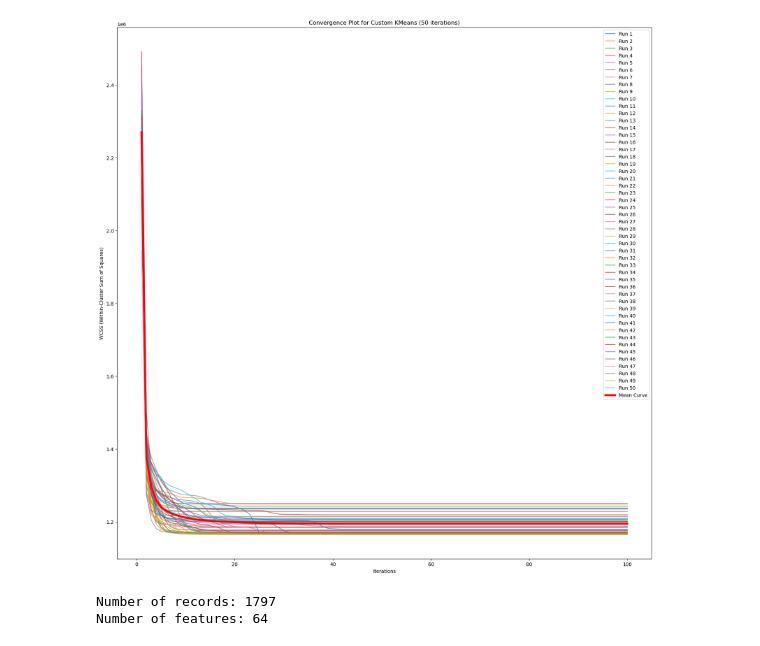
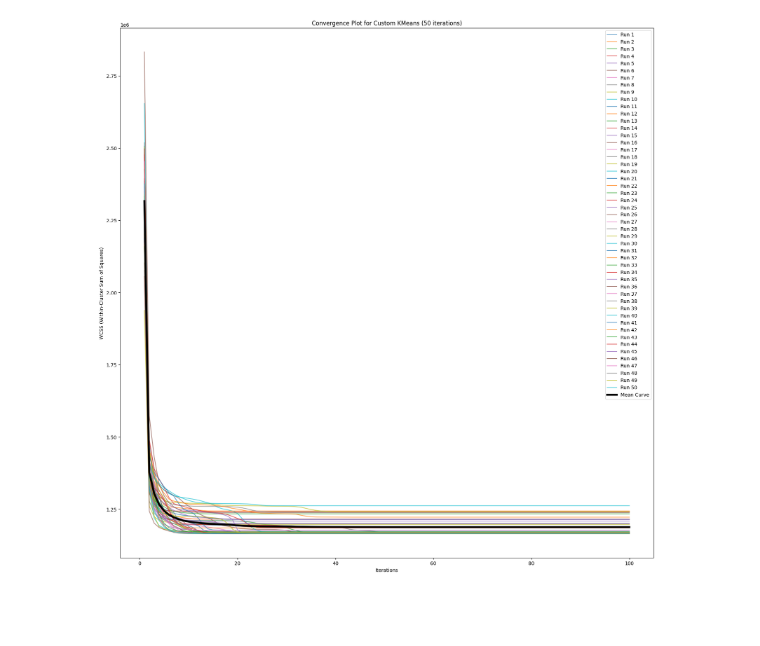
Before and after one commit to GabrielWarde/ResearchProject1, a Jupyter notebook: k-Means/Assignment 2 -Gabriel WARDE.ipynb, the cells around one changed output. Saved outputs shown, nothing was run; the diff lists cells and outputs as text; code cells hidden in the pictures; blank space fills up the shorter version.

```diff
--- a/k-Means/Assignment 2 -Gabriel WARDE.ipynb
+++ b/k-Means/Assignment 2 -Gabriel WARDE.ipynb
@@ -558,34 +449,17 @@ fig.show()
 # %%
 from sklearn.decomposition import PCA
-
-def k_means(data, k, max_iters=100):
-    centroids = data[np.random.choice(range(len(data)), k, replace=False)]
-    for _ in range(max_iters):
-        distances = np.linalg.norm(data[:, np.newaxis] - centroids, axis=2)
-        labels = np.argmin(distances, axis=1)
-
-        new_centroids = np.array([data[labels == i].mean(axis=0) for i in range(k)])
-
-        if np.all(centroids == new_centroids):
-            break
-
-        centroids = new_centroids
-
-    return labels, centroids
 
 data, labels = load_digits(return_X_y=True)
 k = 10
 real_centroids = np.array([data[labels == i].mean(axis=0) for i in range(k)])
-
 num_iterations = 50
 acc_scores = []
-
-final_dataset = np.array([5] * len(labels))
+final_dataset = np.zeros(len(labels))
 best_accuracy = 0
 best_labels = None
 
 for _ in range(num_iterations):
-    custom_labels, custom_centroids = k_means(data, k)
+    custom_labels, custom_centroids = custom2kmeans(data, k)
     for i in range(k):
         center = custom_centroids[i]
         dist = np.linalg.norm(center - real_centroids, axis=1)
@@ -624,11 +498,6 @@ Standard Deviation of Acc Scores: 0.0469
 # %%
-data = load_digits()
-X = data.data
-y_true = data.target
 n_clusters = 10
-
 accuracy_scores = []
-
 num_iterations = 50
 best_accuracy = 0
 best_labels = None
@@ -636,7 +505,6 @@ best_labels = None
 for _ in range(num_iterations):
     final_dataset = np.empty(len(y_true), dtype=int)
     kmeans = KMeans(n_clusters=n_clusters, n_init=1).fit(X)
-
     # Finding the label mapping to the true labels
     label_mapping = {}
     for cluster_label in np.unique(kmeans.labels_):
@@ -682,12 +550,11 @@ Standard Deviation of Acc Scores: 0.0345
 # %%
-def k_means(data, k, max_iters=100):
+def wcsscustom2kmeans(data, k, max_iters=100):
     centroids = data[np.random.choice(range(len(data)), k, replace=False)]
     wcss_values = []
 
     for _ in range(max_iters):
         distances = np.linalg.norm(data[:, np.newaxis] - centroids, axis=2)
         labels = np.argmin(distances, axis=1)
-
         wcss = 0
         for i in range(k):
             cluster_points = data[labels == i]
@@ -695,59 +562,39 @@ def k_means(data, k, max_iters=100):
                 wcss += np.sum((cluster_points - centroids[i])**2)
 
         wcss_values.append(wcss)
-
         new_centroids = np.array([data[labels == i].mean(axis=0) for i in range(k)])
-
         if np.all(centroids == new_centroids):
             break
 
         centroids = new_centroids
-
-    # Extending the values to reach max_iters
+    # Extend the values to reach max_iters
     wcss_values.extend([wcss_values[-1]] * (max_iters - len(wcss_values)))
 
     return wcss_values
 
 data, _ = load_digits(return_X_y=True)
 k = 10
-
 num_iterations = 50
 convergence_lines = []
 
 for _ in range(num_iterations):
-    wcss = k_means(data, k)
+    wcss = wcsscustom2kmeans(data, k)
     convergence_lines.append(wcss)
 
 wcss_matrix = np.array(convergence_lines)
 
 # Plotting WCSS convergence for each run
 plt.figure(figsize=(20, 20))
 for i in range(num_iterations):
     plt.plot(range(1, len(convergence_lines[i]) + 1), wcss_matrix[i], label=f'Run {i + 1}', alpha=0.7)
 
-# Plotting the mean curve with a large line width
+# Plotting the mean curve with a larger line width
 mean_curve = np.mean(wcss_matrix, axis=0)
-plt.plot(range(1, len(mean_curve) + 1), mean_curve, label='Mean Curve', linewidth=4, color='red')
-
+plt.plot(range(1, len(mean_curve) + 1), mean_curve, label='Mean Curve', linewidth=4, color='black')
 plt.xlabel('Iterations')
 plt.ylabel('WCSS (Within-Cluster Sum of Squares)')
 plt.title(f'Convergence Plot for Custom KMeans ({num_iterations} iterations)')
 plt.legend()
 plt.show()
 # %% [output]
-[figure, old version]
+[figure, new version]
-# %%
-from sklearn.datasets import load_digits
-
-# Load the digits dataset
-digits = load_digits()
-
-# Number of records and features
-num_records = len(digits.data)
-num_features = len(digits.data[0])
-
-print(f"Number of records: {num_records}")
-print(f"Number of features: {num_features}")
-# %% [output]
-Number of records: 1797
-Number of features: 64
```
Also changed, not shown: parts of 11 cells of this notebook, 1 other file.
